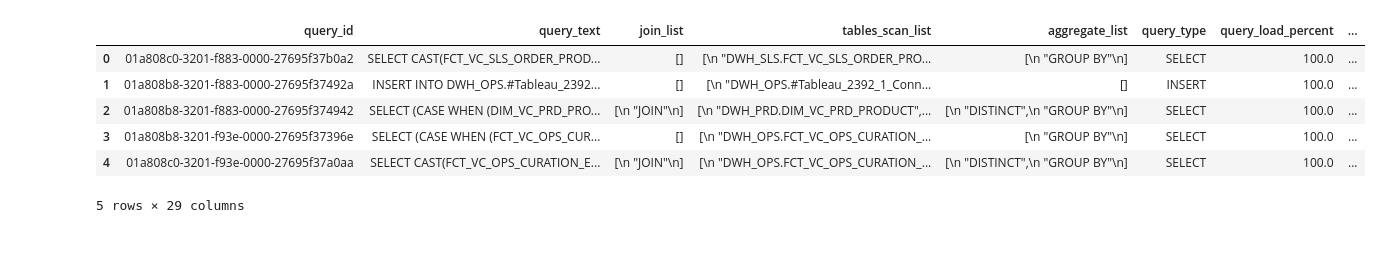
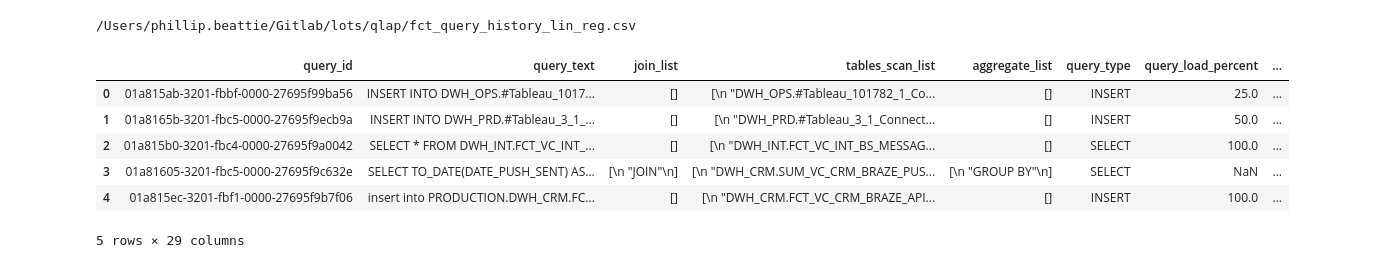
Before and after one commit to PDBeattie/lots, a Jupyter notebook: qlap/Query Length Approximation Predictor.ipynb, the cells around one changed output. Drawn from its saved outputs; the diff is of its cells as text; code cells hidden in the pictures.

```diff
--- a/qlap/Query Length Approximation Predictor.ipynb
+++ b/qlap/Query Length Approximation Predictor.ipynb
@@ -23,23 +25,31 @@ def get_data_from_snow(query):
     return df
 # %%
 fp = "/Users/phillip.beattie/Gitlab/lots/qlap"
-sql_file = os.path.join(path, "fct_query_history_lin_reg.sql")
+sql_file = os.path.join(fp, "fct_query_history_lin_reg.sql")
 sql = Path(sql_file).read_text()
-csv_file = os.path.join(path, "fct_query_history_lin_reg.csv")
+csv_file = os.path.join(fp, "fct_query_history_lin_reg.csv")
+# %%
+print(csv_file)
+# %% [output]
+/Users/phillip.beattie/Gitlab/lots/qlap/fct_query_history_lin_reg.csv
 # %%
 if os.path.isfile(csv_file):
-    df = pd.read_csv(csv_file, quoting=csv.QUOTE_MINIMAL)
+    df = pd.read_csv(csv_file)
 else:
     df = get_data_from_snow(sql)
-    df.to_csv(path + '/fct_query_history_lin_reg.csv', quoting=csv.QUOTE_MINIMAL)
+#     df = df.replace(r'\n',' ', regex=True)
+    df.query_text = df.query_text.replace(r'\n|"',' ', regex=True)
+    df.tables_scan_list = df.tables_scan_list.replace(r'\n',' ', regex=True)
+#     to_replace=r'^ba.$'
+    df.to_csv(fp + '/fct_query_history_lin_reg.csv', quoting=csv.QUOTE_MINIMAL)
 
 df.head()
 # %% [output]
 |  | query_id | query_text | join_list | tables_scan_list | aggregate_list | query_type | query_load_percent | ... |
-| 0 | 01a808c0-3201-f883-0000-27695f37b0a2 | SELECT CAST(FCT_VC_SLS_ORDER_PROD... | [] | [\n "DWH_SLS.FCT_VC_SLS_ORDER_PRO... | [\n "GROUP BY"\n] | SELECT | 100.0 | ... |
-| 1 | 01a808b8-3201-f883-0000-27695f37492a | INSERT INTO DWH_OPS.#Tableau_2392... | [] | [\n "DWH_OPS.#Tableau_2392_1_Conn... | [] | INSERT | 100.0 | ... |
-| 2 | 01a808b8-3201-f883-0000-27695f374942 | SELECT (CASE WHEN (DIM_VC_PRD_PRO... | [\n "JOIN"\n] | [\n "DWH_PRD.DIM_VC_PRD_PRODUCT",... | [\n "DISTINCT",\n "GROUP BY"\n] | SELECT | 100.0 | ... |
-| 3 | 01a808b8-3201-f93e-0000-27695f37396e | SELECT (CASE WHEN (FCT_VC_OPS_CUR... | [] | [\n "DWH_OPS.FCT_VC_OPS_CURATION_... | [\n "GROUP BY"\n] | SELECT | 100.0 | ... |
-| 4 | 01a808c0-3201-f93e-0000-27695f37a0aa | SELECT CAST(FCT_VC_OPS_CURATION_E... | [\n "JOIN"\n] | [\n "DWH_OPS.FCT_VC_OPS_CURATION_... | [\n "DISTINCT",\n "GROUP BY"\n] | SELECT | 100.0 | ... |
+| 0 | 01a815ab-3201-fbbf-0000-27695f99ba56 | INSERT INTO DWH_OPS.#Tableau_1017... | [] | [\n "DWH_OPS.#Tableau_101782_1_Co... | [] | INSERT | 25.0 | ... |
+| 1 | 01a8165b-3201-fbc5-0000-27695f9ecb9a | INSERT INTO DWH_PRD.#Tableau_3_1_... | [] | [\n "DWH_PRD.#Tableau_3_1_Connect... | [] | INSERT | 50.0 | ... |
+| 2 | 01a815b0-3201-fbc4-0000-27695f9a0042 | SELECT * FROM DWH_INT.FCT_VC_INT_... | [] | [\n "DWH_INT.FCT_VC_INT_BS_MESSAG... | [] | SELECT | 100.0 | ... |
+| 3 | 01a81605-3201-fbc5-0000-27695f9c632e | SELECT TO_DATE(DATE_PUSH_SENT) AS... | [\n "JOIN"\n] | [\n "DWH_CRM.SUM_VC_CRM_BRAZE_PUS... | [\n "GROUP BY"\n] | SELECT | NaN | ... |
+| 4 | 01a815ec-3201-fbf1-0000-27695f9b7f06 | insert into PRODUCTION.DWH_CRM.FC... | [] | [\n "DWH_CRM.FCT_VC_CRM_BRAZE_API... | [] | INSERT | 100.0 | ... |
 5 rows × 29 columns
 # %%
```
Also changed, not shown: parts of 11 cells of this notebook, 2 other files.
